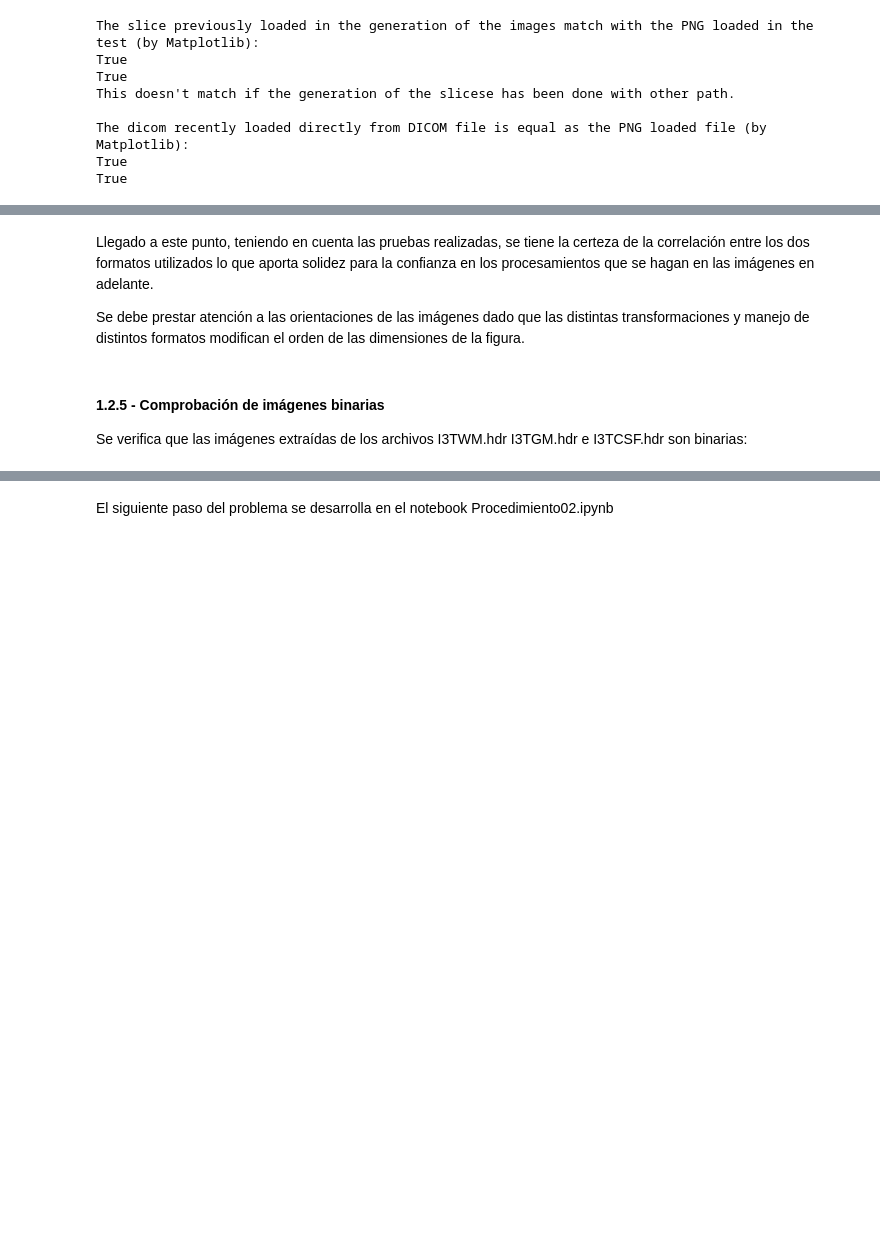
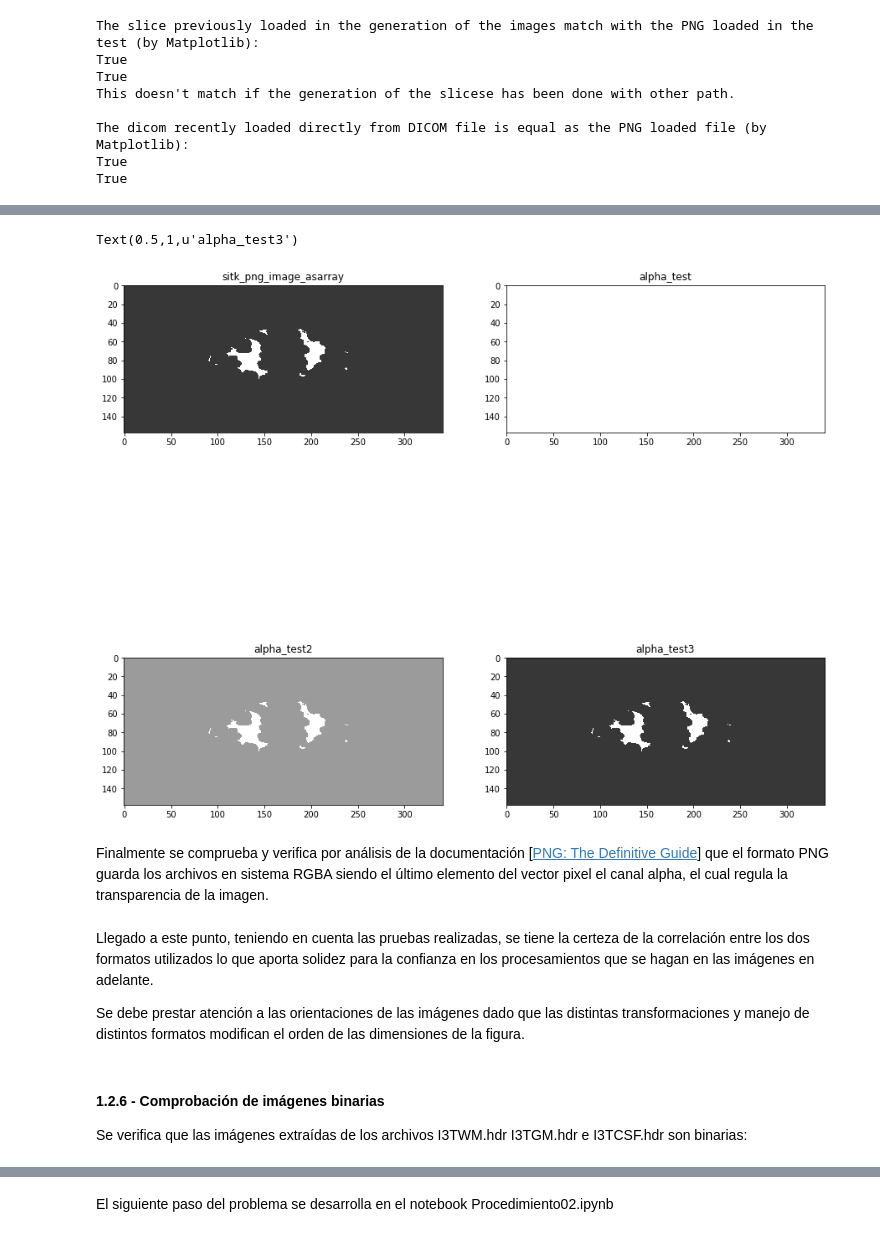
Before and after one commit to jetxeberria/computer_vision, a Jupyter notebook: computer_vision_notebook.ipynb, the cells around one changed output, grey strips where cells are left out. Saved outputs shown, nothing was run; the diff lists cells and outputs as text; code cells hidden in the pictures; blank space fills up the shorter version.

```diff
--- a/computer_vision_notebook.ipynb
+++ b/computer_vision_notebook.ipynb
@@ -466,9 +505,37 @@ True
+# %%
+fig, axes = plt.subplots(2,2, figsize=(15,15))
+
+ax00 = axes[0,0]
+ax01 = axes[0,1]
+ax10 = axes[1,0]
+ax11 = axes[1,1]
+
+ax00.imshow(sitk_png_image_asarray)
+ax00.set_title("sitk_png_image_asarray")
+
+alpha_test = sitk_png_image_asarray
+alpha_test[...,3] = 0
+ax01.imshow(alpha_test)
+ax01.set_title("alpha_test")
+
+alpha_test[...,3] = 100
+ax10.imshow(alpha_test)
+ax10.set_title("alpha_test2")
+
+alpha_test[...,3] = 200
+ax11.imshow(alpha_test)
+ax11.set_title("alpha_test3")
+# %% [output]
+Text(0.5,1,u'alpha_test3')
+[figure, added]
+# %% [markdown]
+Finalmente se comprueba y verifica por análisis de la documentación [[PNG: The Definitive Guide](http://www.libpng.org/pub/png/book/chapter01.html)] que el formato PNG guarda los archivos en sistema RGBA siendo el último elemento del vector pixel el canal alpha, el cual regula la transparencia de la imagen.
 # %% [markdown]
 Llegado a este punto, teniendo en cuenta las pruebas realizadas, se tiene la certeza de la correlación entre los dos formatos utilizados lo que aporta solidez para la confianza en los procesamientos que se hagan en las imágenes en adelante.
 
 Se debe prestar atención a las orientaciones de las imágenes dado que las distintas transformaciones y manejo de distintos formatos modifican el orden de las dimensiones de la figura.
 # %% [markdown]
-#### 1.2.5 - Comprobación de imágenes binarias
+#### 1.2.6 - Comprobación de imágenes binarias
 
 Se verifica que las imágenes extraídas de los archivos I3TWM.hdr I3TGM.hdr e I3TCSF.hdr son binarias:
 # %%
```
Also changed, not shown: parts of 18 cells of this notebook, 1 other file.
